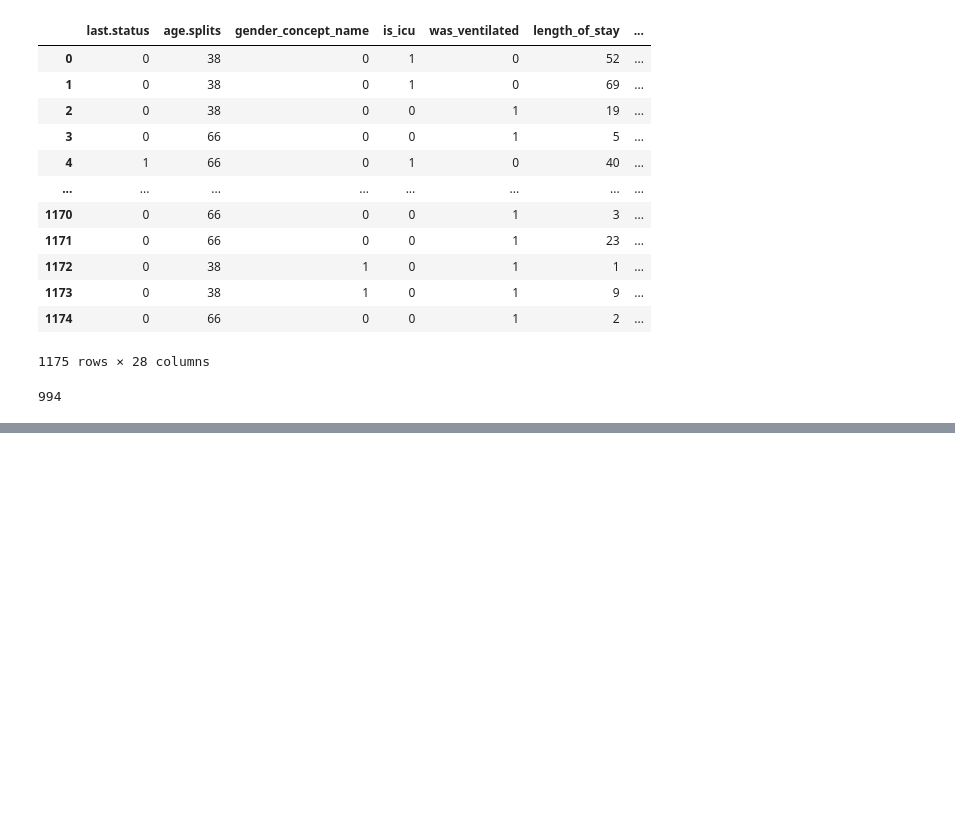
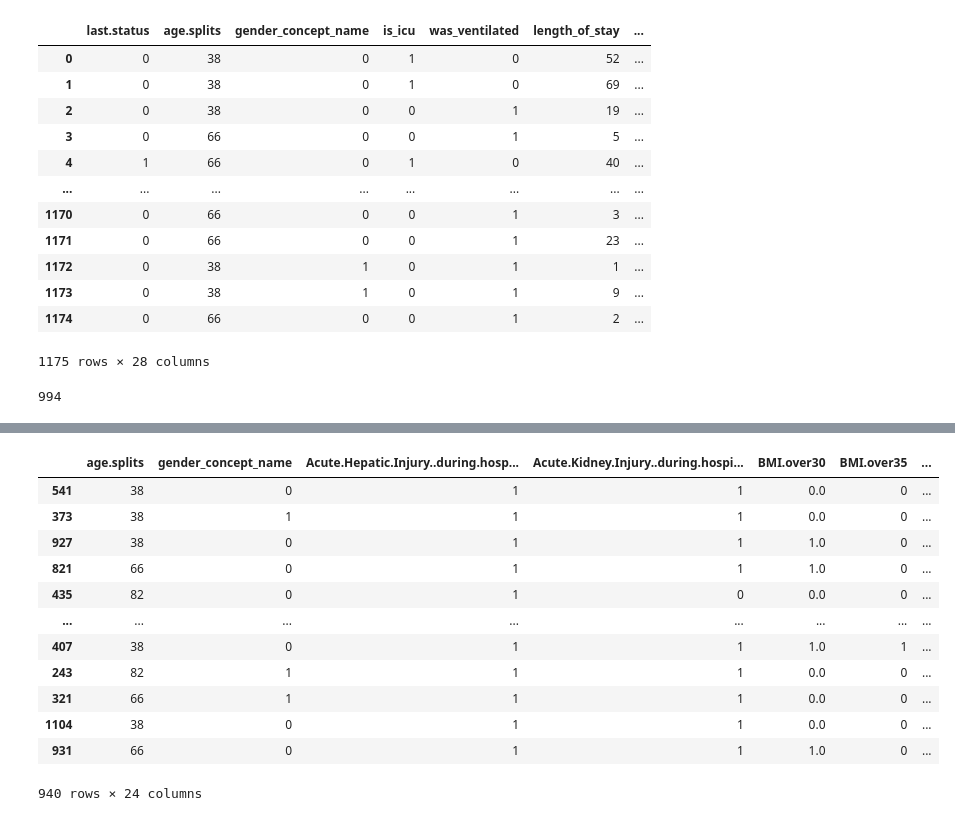
Before and after one commit to Maymayjon/COVID19PatientMortalityPredictor, a Jupyter notebook: App_predicter.ipynb, the cells around one changed output, grey strips where cells are left out. Saved outputs shown, nothing was run; the diff lists cells and outputs as text; code cells hidden in the pictures; blank space fills up the shorter version.

```diff
--- a/App_predicter.ipynb
+++ b/App_predicter.ipynb
@@ -80,0 +152,26 @@ score
+# %%
+import numpy as np
+from sklearn import linear_model, decomposition, datasets
+from sklearn.pipeline import Pipeline
+from sklearn.model_selection import GridSearchCV
+from sklearn.preprocessing import StandardScaler
+import pandas as pd
+std_slc = StandardScaler()
+pca = decomposition.PCA()
+logistic_Reg = linear_model.LogisticRegression()
+pipe = Pipeline(steps=[('std_slc', std_slc),
+                           ('pca', pca),
+                           ('logistic_Reg', logistic_Reg)])
+
+C = np.logspace(-4, 4, 50)
+n_components = list(range(1,X_train.shape[1]+1,1))
+penalty = ['l1', 'l2']
+parameters = dict(pca__n_components=n_components,
+                      logistic_Reg__C=C,
+                      logistic_Reg__penalty=penalty)
+clf_GS = GridSearchCV(pipe, parameters)
+clf_GS.fit(X_train, y_train)
+print('Best Penalty:', clf_GS.best_estimator_.get_params()['logistic_Reg__penalty'])
+print('Best C:', clf_GS.best_estimator_.get_params()['logistic_Reg__C'])
+print('Best Number Of Components:', clf_GS.best_estimator_.get_params()['pca__n_components'])
+print(); print(clf_GS.best_estimator_.get_params()['logistic_Reg'])
@@ -80,0 +255,16 @@ score
+# %%
+X_train
+# %% [output]
+|  | age.splits | gender_concept_name | Acute.Hepatic.Injury..during.hosp... | Acute.Kidney.Injury..during.hospi... | BMI.over30 | BMI.over35 | ... |
+| 541 | 38 | 0 | 1 | 1 | 0.0 | 0 | ... |
+| 373 | 38 | 1 | 1 | 1 | 0.0 | 0 | ... |
+| 927 | 38 | 0 | 1 | 1 | 1.0 | 0 | ... |
+| 821 | 66 | 0 | 1 | 1 | 1.0 | 0 | ... |
+| 435 | 82 | 0 | 1 | 0 | 0.0 | 0 | ... |
+| ... | ... | ... | ... | ... | ... | ... | ... |
+| 407 | 38 | 0 | 1 | 1 | 1.0 | 1 | ... |
+| 243 | 82 | 1 | 1 | 1 | 0.0 | 0 | ... |
+| 321 | 66 | 1 | 1 | 1 | 0.0 | 0 | ... |
+| 1104 | 38 | 0 | 1 | 1 | 0.0 | 0 | ... |
+| 931 | 66 | 0 | 1 | 1 | 1.0 | 0 | ... |
+940 rows × 24 columns
```
Also changed, not shown: parts of 57 cells of this notebook.
